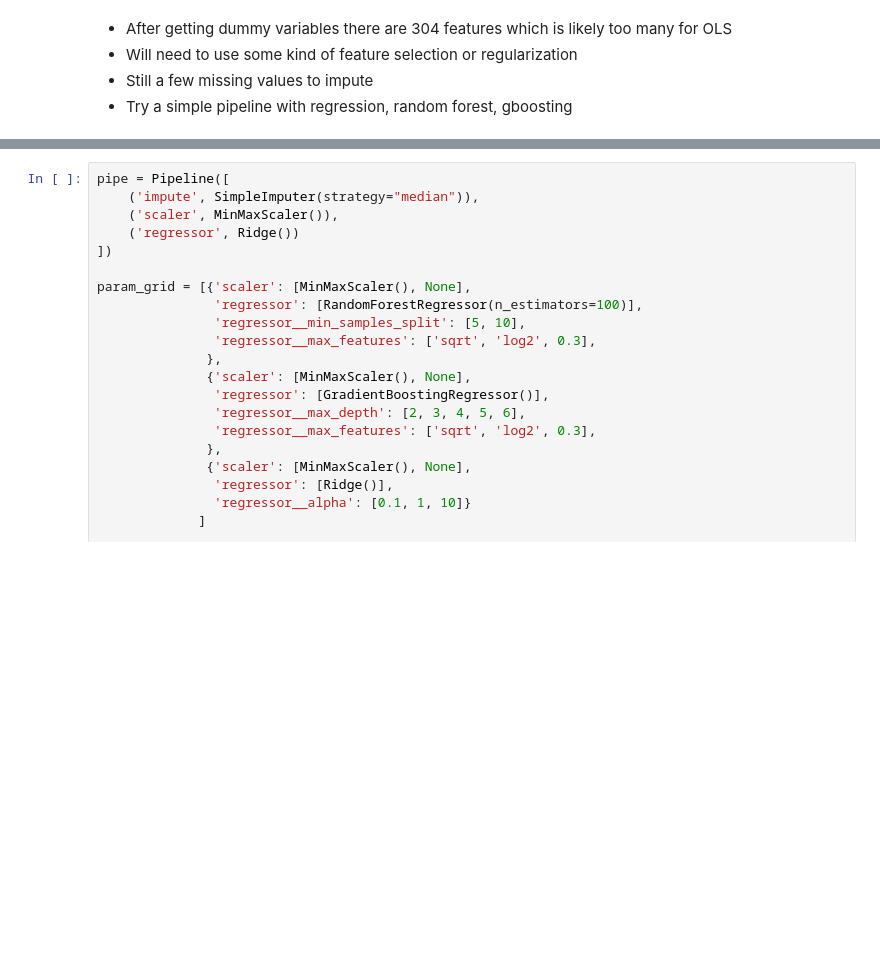
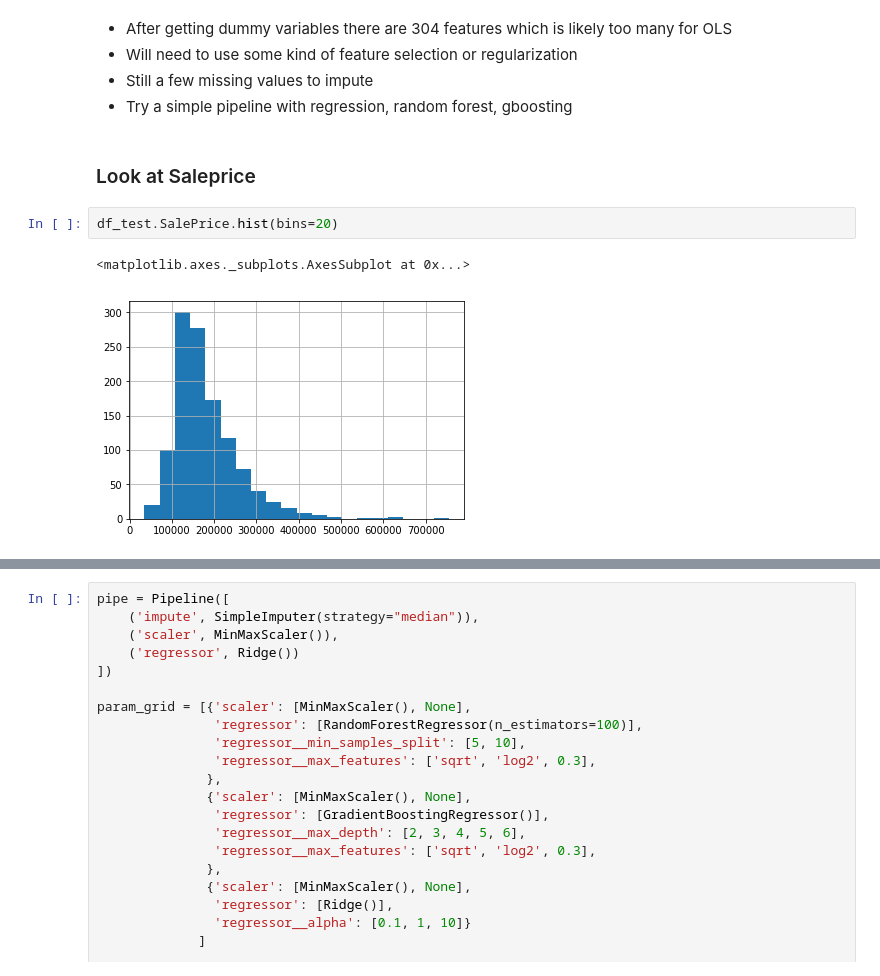
Before and after one commit to WBradbeer/housing, a Jupyter notebook: housing.ipynb, the cells around one changed output, grey strips where cells are left out. Drawn from its saved outputs; the diff is of its cells as text; blank space fills up the shorter version.

```diff
--- a/housing.ipynb
+++ b/housing.ipynb
@@ -75,3 +91,10 @@ df.describe().transpose().loc[lambda x: x['count'] != 1460]
 * Will need to use some kind of feature selection or regularization
 * Still a few missing values to impute
 * Try a simple pipeline with regression, random forest, gboosting
+# %% [markdown]
+### Look at Saleprice
+# %%
+df_test.SalePrice.hist(bins=20)
+# %% [output]
+<matplotlib.axes._subplots.AxesSubplot at 0x...>
+[figure, added]
```
Also changed, not shown: parts of 30 cells of this notebook.
